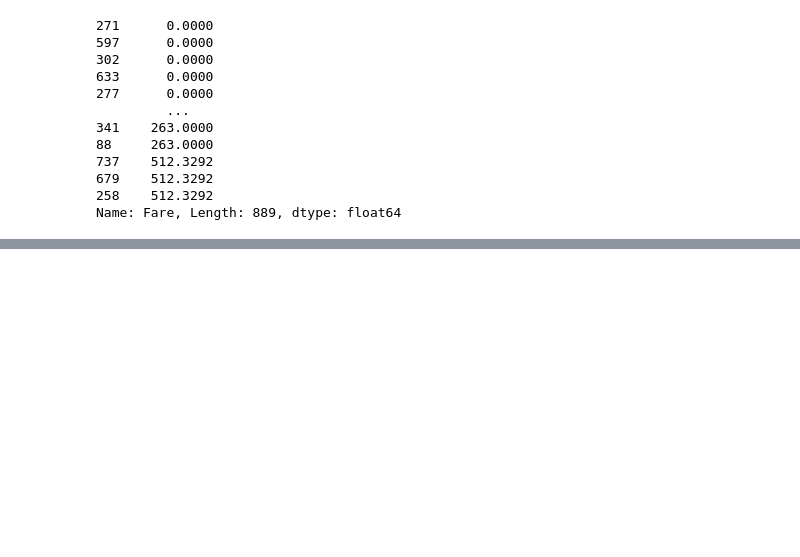
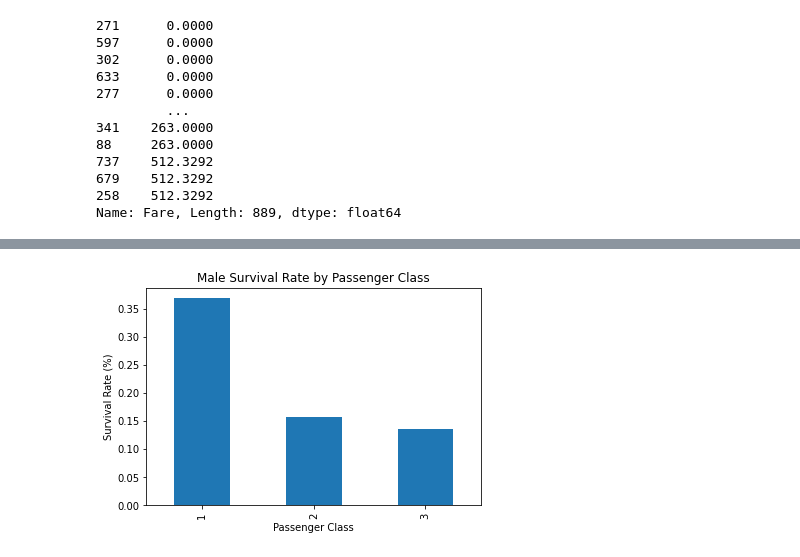
Before and after one commit to ersingt/GA, a Jupyter notebook: labs/2.01-lab-pandas-titanic-master/Titanic.ipynb, the cells around one changed output, grey strips where cells are left out. Drawn from its saved outputs; the diff is of its cells as text; code cells hidden in the pictures; blank space fills up the shorter version.

```diff
--- a/labs/2.01-lab-pandas-titanic-master/Titanic.ipynb
+++ b/labs/2.01-lab-pandas-titanic-master/Titanic.ipynb
@@ -210,6 +209,9 @@ Pclass
 2    1.000000
 3    0.404255
 Name: Survived, dtype: float64
+# %%
+male = train['Sex_male'] == 1
+male_surv_by_class = train[male].groupby('Pclass')['Survived'].mean()
 # %%
 # Did the captain survive? Is he on the list?
 
@@ -280,0 +312,9 @@ df_train['Title'] = [i.split(',')[1].split('.')[0].strip() for i in df_train['Na
+# %%
+male_surv_by_class.plot.bar();
+plt.title('Male Survival Rate by Passenger Class'),
+plt.xlabel('Passenger Class'),
+plt.ylabel('Survival Rate (%)');
+
+# "Women and children first, unless you're rich." Woof.
+# %% [output]
+[figure, added]
```
Also changed, not shown: parts of 18 cells of this notebook.
